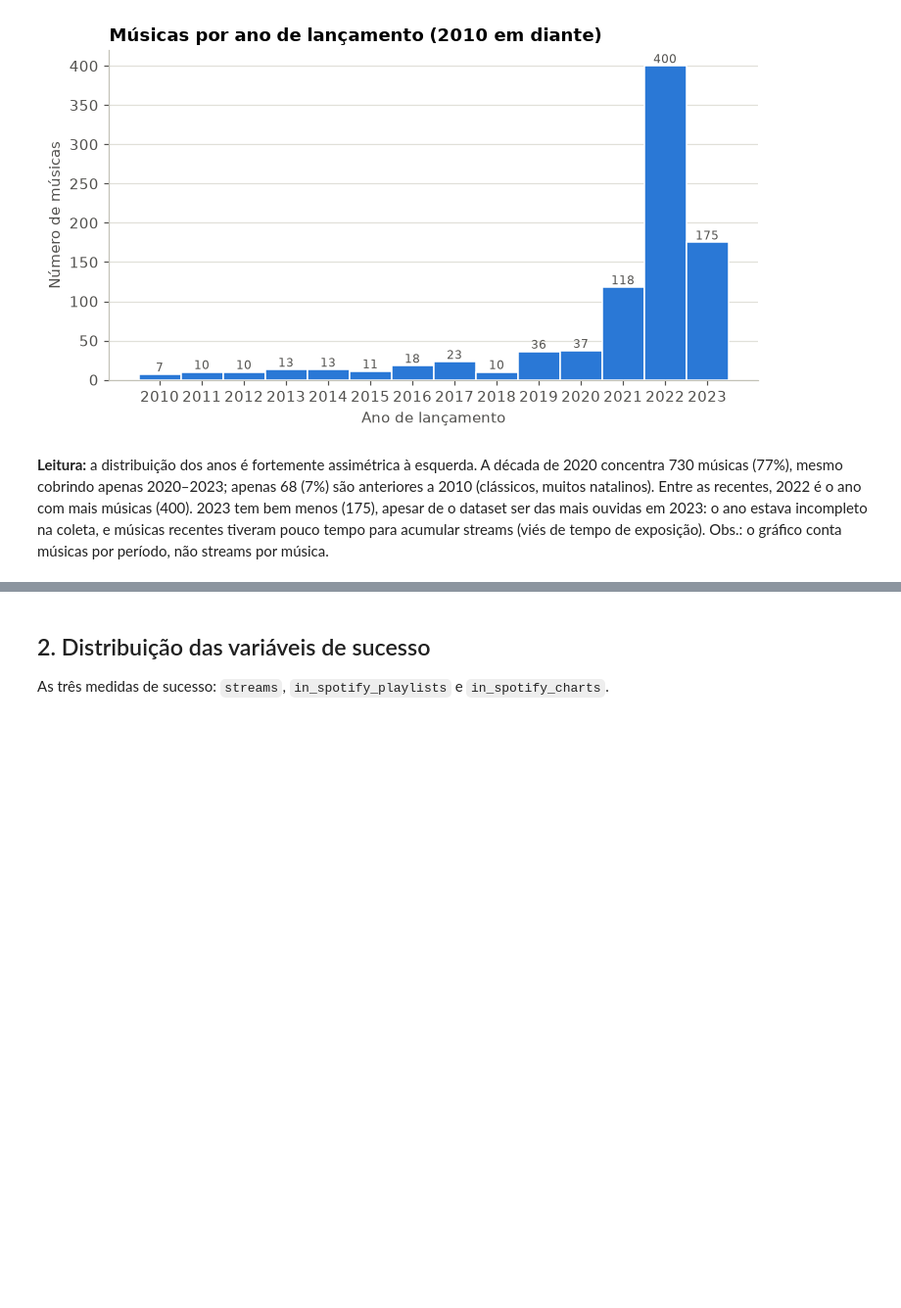
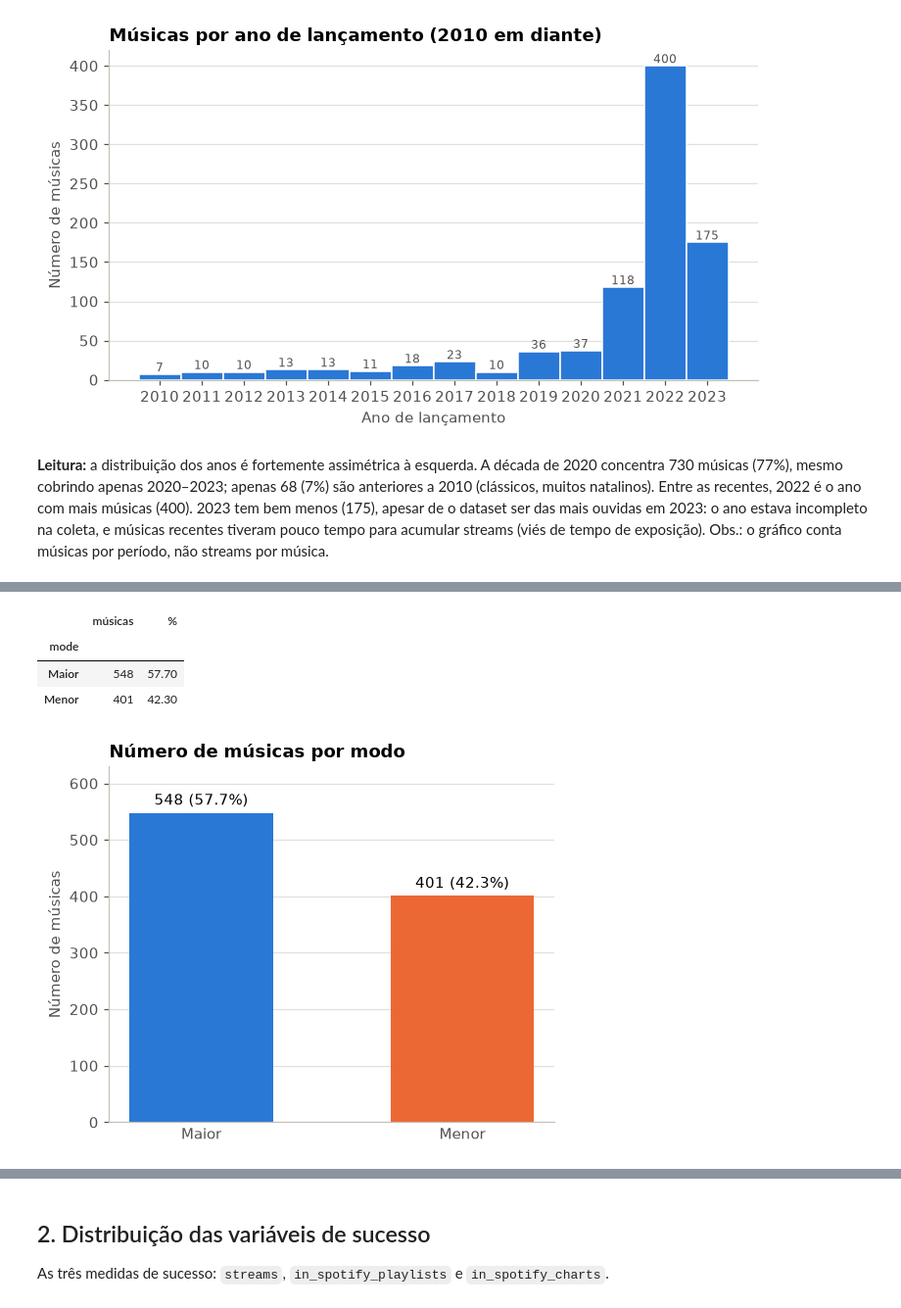
Before and after one commit to CarlosEduardodeCamposOlivera/spotify-streams-analysis, a Jupyter notebook: notebooks/03_analise_descritiva.ipynb, the cells around one changed output, grey strips where cells are left out. Shown at 98% size. Drawn from its saved outputs; the diff is of its cells as text; code cells hidden in the pictures; blank space fills up the shorter version.

```diff
--- a/notebooks/03_analise_descritiva.ipynb
+++ b/notebooks/03_analise_descritiva.ipynb
@@ -269,0 +314,39 @@ Obs.: o gráfico conta músicas por período, não streams por música.
+# %%
+# Análise dos modos
+
+modo_pt = df["mode"].map({"Major": "Maior", "Minor": "Menor"})
+
+pd.DataFrame({
+    "músicas": modo_pt.value_counts(),
+    "%": (modo_pt.value_counts(normalize=True) * 100).round(1),
+})
+# %% [output]
+|  | músicas | % |
+| mode |  |  |
+| Maior | 548 | 57.70 |
+| Menor | 401 | 42.30 |
+# %%
+# Gráfico:
+
+contagem_modo = modo_pt.value_counts().reindex(["Maior", "Menor"])
+proporcao_modo = contagem_modo / contagem_modo.sum() * 100
+
+fig, ax = plt.subplots(figsize=(5, 4))
+
+barras = ax.bar(contagem_modo.index, contagem_modo.values,
+                color=[COR_PRINCIPAL, COR_DESTAQUE], width=0.55)
+
+rotulos = [f"{n} ({p:.1f}%)" for n, p in zip(contagem_modo.values, proporcao_modo.values)]
+ax.bar_label(barras, labels=rotulos, padding=3, fontsize=10)
+
+ax.set_title("Número de músicas por modo", loc="left")
+ax.set_ylabel("Número de músicas")
+ax.set_ylim(0, contagem_modo.max() * 1.15)
+ax.grid(axis="y")
+ax.set_axisbelow(True)
+ax.tick_params(axis="x", length=0)
+
+fig.tight_layout()
+fig.savefig("../figures/modos.png", bbox_inches="tight")
+# %% [output]
+[figure, added]
```
Also changed, not shown: parts of 10 cells of this notebook, 8 other files.
